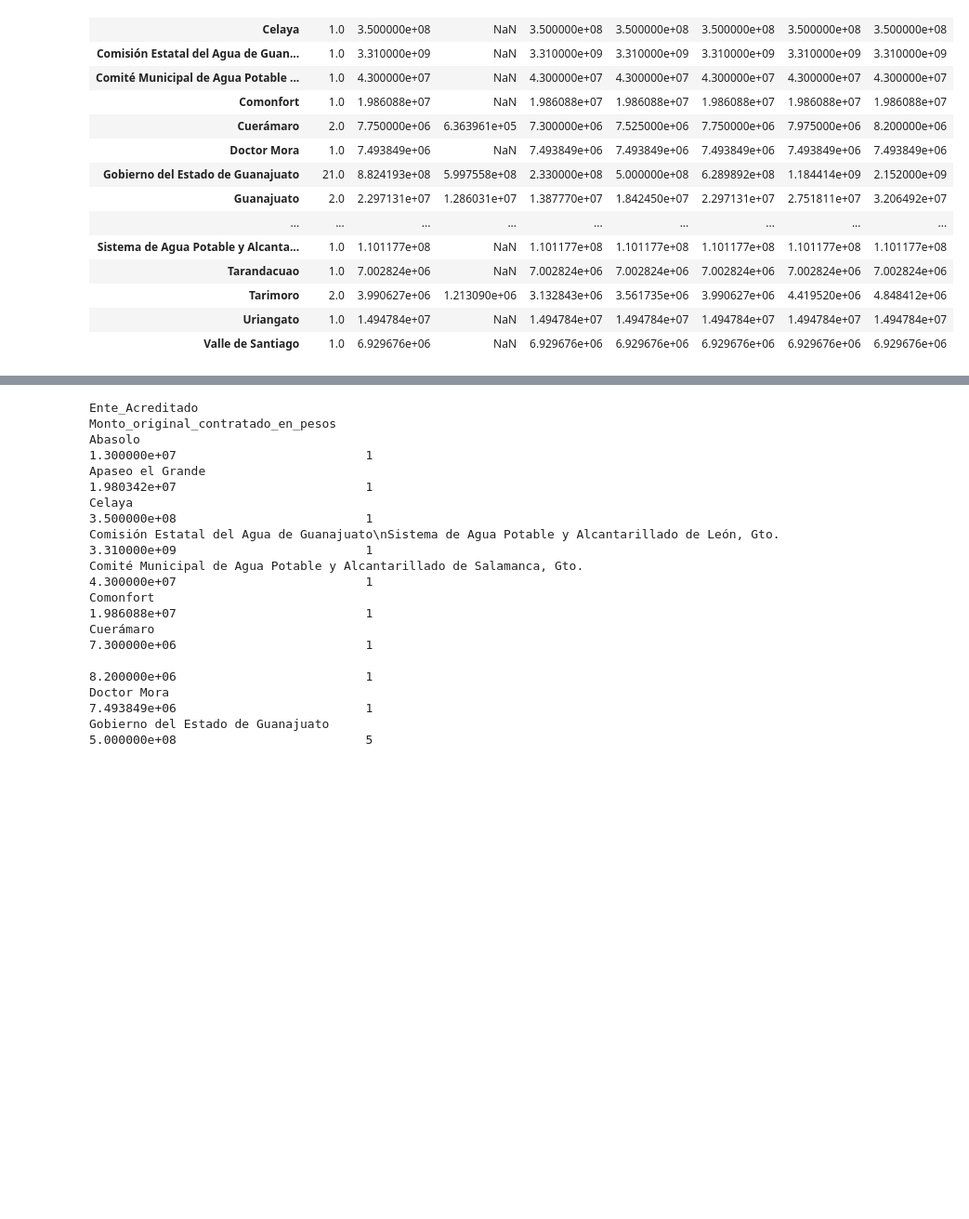
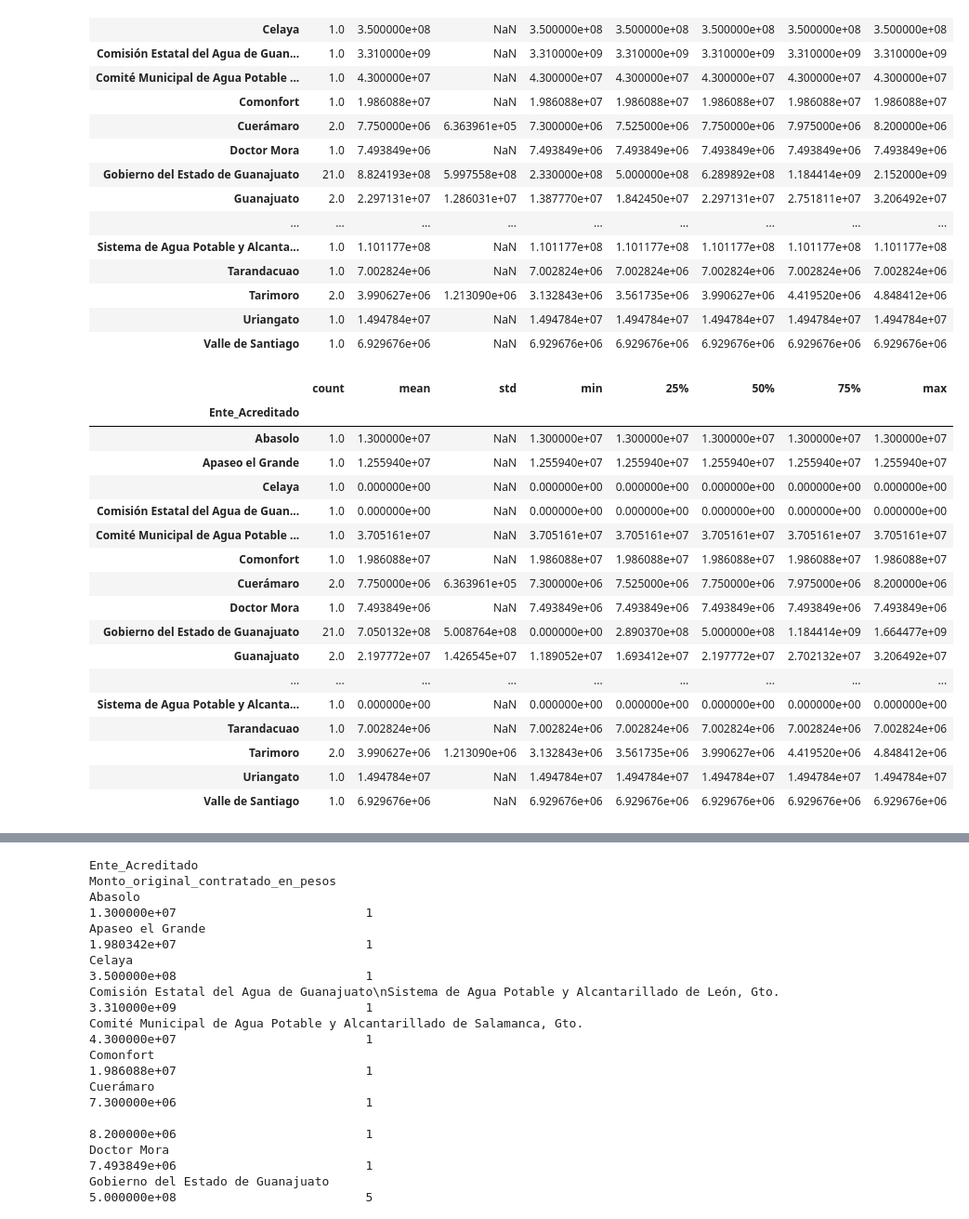
Before and after one commit to Edgar-La/hacking-civico, a Jupyter notebook: proyecto/proyecto-hacking-civico.ipynb, the cells around one changed output, grey strips where cells are left out. Shown at 93% size. Saved outputs shown, nothing was run; the diff lists cells and outputs as text; code cells hidden in the pictures; blank space fills up the shorter version.

```diff
--- a/proyecto/proyecto-hacking-civico.ipynb
+++ b/proyecto/proyecto-hacking-civico.ipynb
@@ -95,6 +124,8 @@ dtype: object
 Datos['Monto_original_contratado_en_pesos'] = pd.to_numeric(Datos['Monto_original_contratado_en_pesos'])
 Datos['Monto_dispuesto_en_pesos'] = pd.to_numeric(Datos['Monto_dispuesto_en_pesos'])
 Datos['Saldo_en_pesos'] = pd.to_numeric(Datos['Saldo_en_pesos'])
+Datos['Plazo_máximo_meses'] = pd.to_numeric(Datos['Plazo_máximo_meses'])
+Datos['Fecha_de_Vencimiento'] = pd.to_datetime(Datos['Fecha_de_Vencimiento'])
 
 Datos.dtypes
 # %% [output]
@@ -173,3 +190,25 @@ Datos_L
 | Tarimoro | 2.0 | 3.990627e+06 | 1.213090e+06 | 3.132843e+06 | 3.561735e+06 | 3.990627e+06 | 4.419520e+06 | 4.848412e+06 |
 | Uriangato | 1.0 | 1.494784e+07 | NaN | 1.494784e+07 | 1.494784e+07 | 1.494784e+07 | 1.494784e+07 | 1.494784e+07 |
 | Valle de Santiago | 1.0 | 6.929676e+06 | NaN | 6.929676e+06 | 6.929676e+06 | 6.929676e+06 | 6.929676e+06 | 6.929676e+06 |
+# %%
+Datos_L2 = Datos.groupby('Ente_Acreditado').Monto_dispuesto_en_pesos.describe();
+Datos_L2
+# %% [output]
+|  | count | mean | std | min | 25% | 50% | 75% | max |
+| Ente_Acreditado |  |  |  |  |  |  |  |  |
+| Abasolo | 1.0 | 1.300000e+07 | NaN | 1.300000e+07 | 1.300000e+07 | 1.300000e+07 | 1.300000e+07 | 1.300000e+07 |
+| Apaseo el Grande | 1.0 | 1.255940e+07 | NaN | 1.255940e+07 | 1.255940e+07 | 1.255940e+07 | 1.255940e+07 | 1.255940e+07 |
+| Celaya | 1.0 | 0.000000e+00 | NaN | 0.000000e+00 | 0.000000e+00 | 0.000000e+00 | 0.000000e+00 | 0.000000e+00 |
+| Comisión Estatal del Agua de Guan... | 1.0 | 0.000000e+00 | NaN | 0.000000e+00 | 0.000000e+00 | 0.000000e+00 | 0.000000e+00 | 0.000000e+00 |
+| Comité Municipal de Agua Potable ... | 1.0 | 3.705161e+07 | NaN | 3.705161e+07 | 3.705161e+07 | 3.705161e+07 | 3.705161e+07 | 3.705161e+07 |
+| Comonfort | 1.0 | 1.986088e+07 | NaN | 1.986088e+07 | 1.986088e+07 | 1.986088e+07 | 1.986088e+07 | 1.986088e+07 |
+| Cuerámaro | 2.0 | 7.750000e+06 | 6.363961e+05 | 7.300000e+06 | 7.525000e+06 | 7.750000e+06 | 7.975000e+06 | 8.200000e+06 |
+| Doctor Mora | 1.0 | 7.493849e+06 | NaN | 7.493849e+06 | 7.493849e+06 | 7.493849e+06 | 7.493849e+06 | 7.493849e+06 |
+| Gobierno del Estado de Guanajuato | 21.0 | 7.050132e+08 | 5.008764e+08 | 0.000000e+00 | 2.890370e+08 | 5.000000e+08 | 1.184414e+09 | 1.664477e+09 |
+| Guanajuato | 2.0 | 2.197772e+07 | 1.426545e+07 | 1.189052e+07 | 1.693412e+07 | 2.197772e+07 | 2.702132e+07 | 3.206492e+07 |
+| ... | ... | ... | ... | ... | ... | ... | ... | ... |
+| Sistema de Agua Potable y Alcanta... | 1.0 | 0.000000e+00 | NaN | 0.000000e+00 | 0.000000e+00 | 0.000000e+00 | 0.000000e+00 | 0.000000e+00 |
+| Tarandacuao | 1.0 | 7.002824e+06 | NaN | 7.002824e+06 | 7.002824e+06 | 7.002824e+06 | 7.002824e+06 | 7.002824e+06 |
+| Tarimoro | 2.0 | 3.990627e+06 | 1.213090e+06 | 3.132843e+06 | 3.561735e+06 | 3.990627e+06 | 4.419520e+06 | 4.848412e+06 |
+| Uriangato | 1.0 | 1.494784e+07 | NaN | 1.494784e+07 | 1.494784e+07 | 1.494784e+07 | 1.494784e+07 | 1.494784e+07 |
+| Valle de Santiago | 1.0 | 6.929676e+06 | NaN | 6.929676e+06 | 6.929676e+06 | 6.929676e+06 | 6.929676e+06 | 6.929676e+06 |
```
Also changed, not shown: parts of 14 cells of this notebook.
